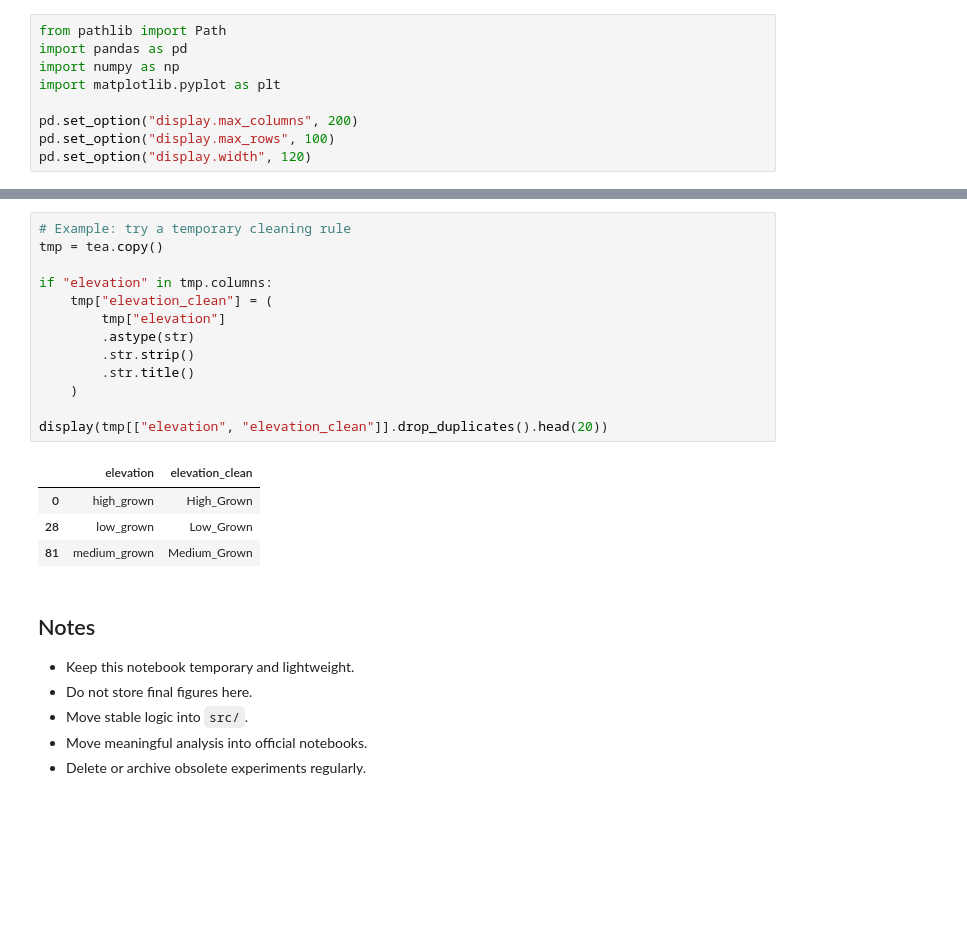
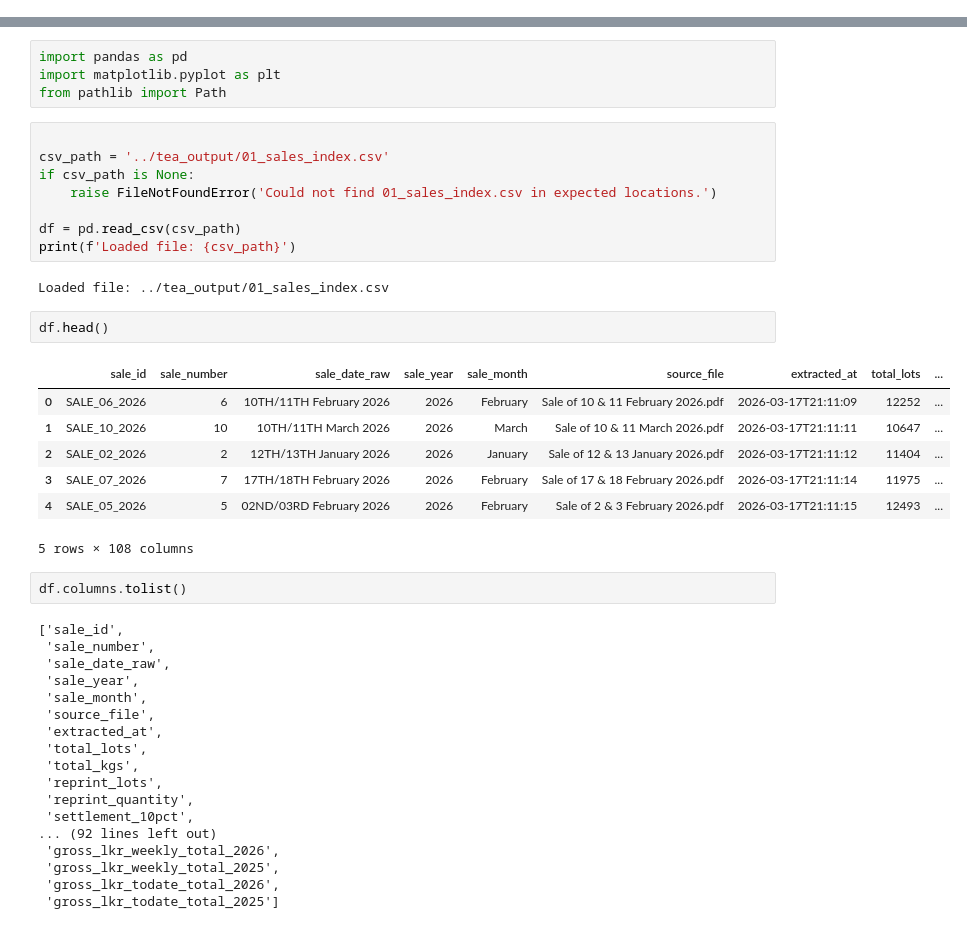
Before and after one commit to hesandism/data-analysis-for-tea-industry, a Jupyter notebook: notebooks/test.ipynb, the cells around one changed output, grey strips where cells are left out. Saved outputs shown, nothing was run; the diff lists cells and outputs as text; blank space fills up the shorter version.

```diff
--- a/notebooks/test.ipynb
+++ b/notebooks/test.ipynb
@@ -15,9 +0,0 @@ Use this notebook to inspect pipeline outputs, test fixes, validate joins, and i
-# %%
-from pathlib import Path
-import pandas as pd
-import numpy as np
-import matplotlib.pyplot as plt
-
-pd.set_option("display.max_columns", 200)
-pd.set_option("display.max_rows", 100)
-pd.set_option("display.width", 120)
@@ -282,26 +1,44 @@ if "all_regions__avg_precipitation" in tea.columns:
-# %%
-# Example: try a temporary cleaning rule
-tmp = tea.copy()
-
-if "elevation" in tmp.columns:
-    tmp["elevation_clean"] = (
-        tmp["elevation"]
-        .astype(str)
-        .str.strip()
-        .str.title()
-    )
-
-display(tmp[["elevation", "elevation_clean"]].drop_duplicates().head(20))
-# %% [output]
-|  | elevation | elevation_clean |
-| 0 | high_grown | High_Grown |
-| 28 | low_grown | Low_Grown |
-| 81 | medium_grown | Medium_Grown |
-# %% [markdown]
-## Notes
-
-- Keep this notebook temporary and lightweight.
-- Do not store final figures here.
-- Move stable logic into `src/`.
-- Move meaningful analysis into official notebooks.
-- Delete or archive obsolete experiments regularly.
+# %%
+import pandas as pd
+import matplotlib.pyplot as plt
+from pathlib import Path
+# %%
+
+csv_path = '../tea_output/01_sales_index.csv'
+if csv_path is None:
+    raise FileNotFoundError('Could not find 01_sales_index.csv in expected locations.')
+
+df = pd.read_csv(csv_path)
+print(f'Loaded file: {csv_path}')
+# %% [output]
+Loaded file: ../tea_output/01_sales_index.csv
+# %%
+df.head()
+# %% [output]
+|  | sale_id | sale_number | sale_date_raw | sale_year | sale_month | source_file | extracted_at | total_lots | ... |
+| 0 | SALE_06_2026 | 6 | 10TH/11TH February 2026 | 2026 | February | Sale of 10 & 11 February 2026.pdf | 2026-03-17T21:11:09 | 12252 | ... |
+| 1 | SALE_10_2026 | 10 | 10TH/11TH March 2026 | 2026 | March | Sale of 10 & 11 March 2026.pdf | 2026-03-17T21:11:11 | 10647 | ... |
+| 2 | SALE_02_2026 | 2 | 12TH/13TH January 2026 | 2026 | January | Sale of 12 & 13 January 2026.pdf | 2026-03-17T21:11:12 | 11404 | ... |
+| 3 | SALE_07_2026 | 7 | 17TH/18TH February 2026 | 2026 | February | Sale of 17 & 18 February 2026.pdf | 2026-03-17T21:11:14 | 11975 | ... |
+| 4 | SALE_05_2026 | 5 | 02ND/03RD February 2026 | 2026 | February | Sale of 2 & 3 February 2026.pdf | 2026-03-17T21:11:15 | 12493 | ... |
+5 rows × 108 columns
+# %%
+df.columns.tolist()
+# %% [output]
+['sale_id',
+ 'sale_number',
+ 'sale_date_raw',
+ 'sale_year',
+ 'sale_month',
+ 'source_file',
+ 'extracted_at',
+ 'total_lots',
+ 'total_kgs',
+ 'reprint_lots',
+ 'reprint_quantity',
+ 'settlement_10pct',
+... (92 lines left out)
+ 'gross_lkr_weekly_total_2026',
+ 'gross_lkr_weekly_total_2025',
+ 'gross_lkr_todate_total_2026',
+ 'gross_lkr_todate_total_2025']
```
Also changed, not shown: parts of 14 cells of this notebook, 34 other files.
